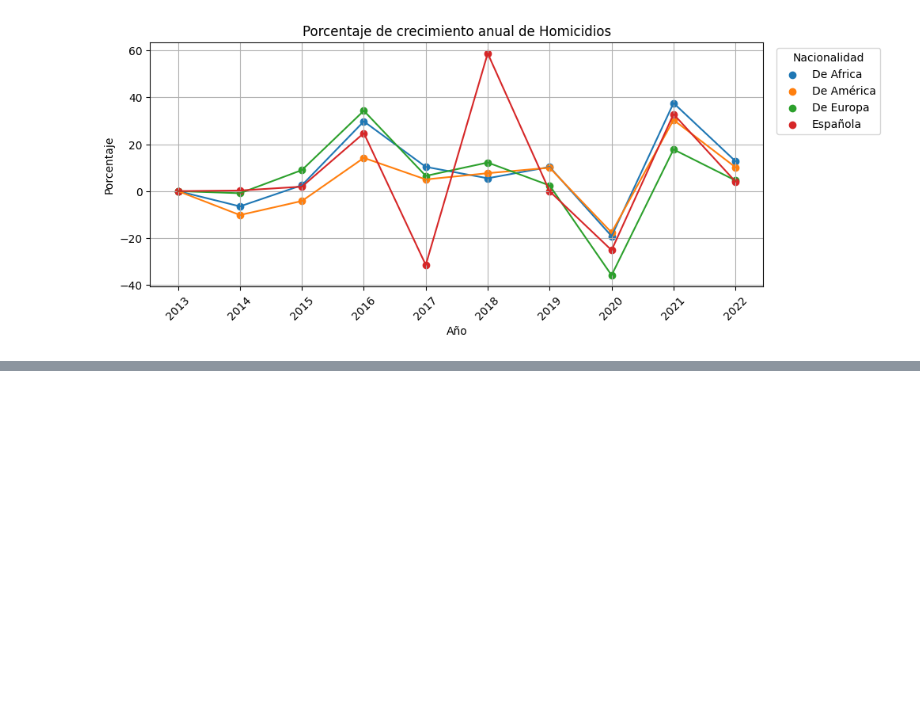
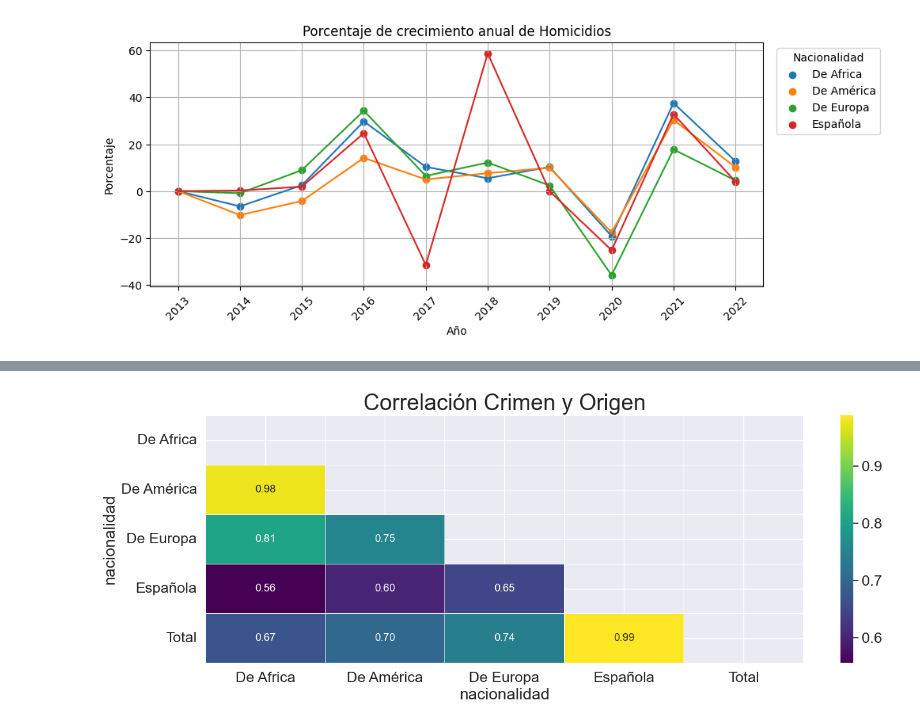
Before and after one commit to TonioDominguez/spanish_crimes_per_nacionality, a Jupyter notebook: Crime in Spain v1.ipynb, the cells around one changed output, grey strips where cells are left out. Drawn from its saved outputs; the diff is of its cells as text; code cells hidden in the pictures; blank space fills up the shorter version.

```diff
--- a/Crime in Spain v1.ipynb
+++ b/Crime in Spain v1.ipynb
@@ -1041,0 +1084,2 @@ df_10years
+# %%
+anual_origin_increase = anual_crimes_by_origin.diff()
@@ -1041,0 +1118,4 @@ df_10years
+# %%
+anual_origin_increase["Total"] = anual_crimes["incremento_anual"]
+# %%
+anual_origin_increase.drop(columns="periodo", inplace=True)
@@ -1041,0 +1136,14 @@ df_10years
+# %%
+anual_crime_corr = anual_origin_increase.corr()
+# %%
+mask = np.zeros_like(anual_crime_corr)
+mask[np.triu_indices_from(mask)] = True # optional, to hide repeat half of the matrix
+
+f, ax = plt.subplots(figsize=(15, 5))
+sns.set(font_scale=1.5) # increase font size
+
+ax = sns.heatmap(anual_crime_corr, mask=mask, annot=True, annot_kws={"size": 12}, linewidths=.5, cmap="viridis", fmt=".2f", ax=ax) # round to 2 decimal places
+ax.set_title("Correlación Crimen y Origen", fontsize=17) # add title
+plt.show()
+# %% [output]
+[figure, added]
```
Also changed, not shown: parts of 22 cells of this notebook.
